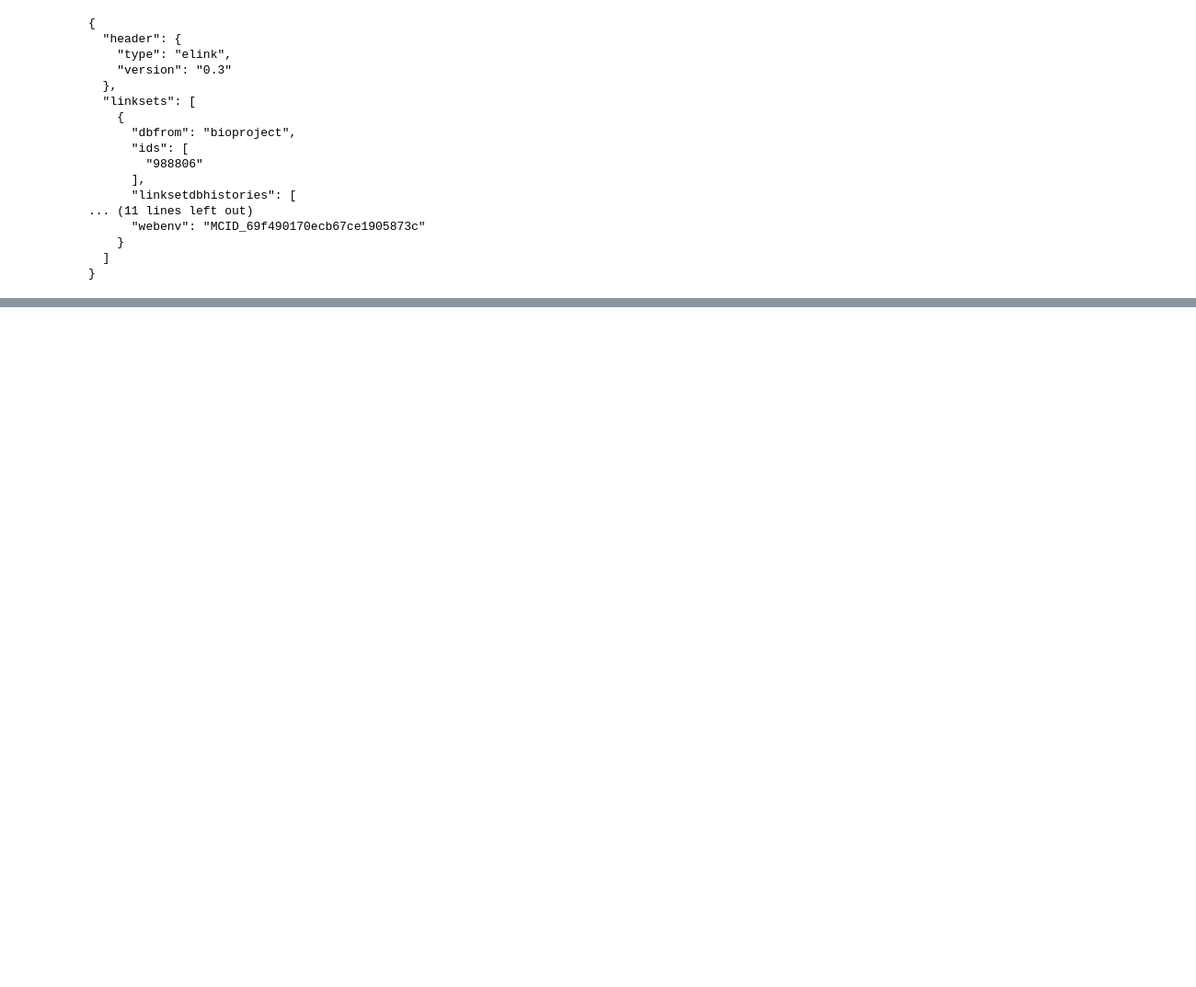
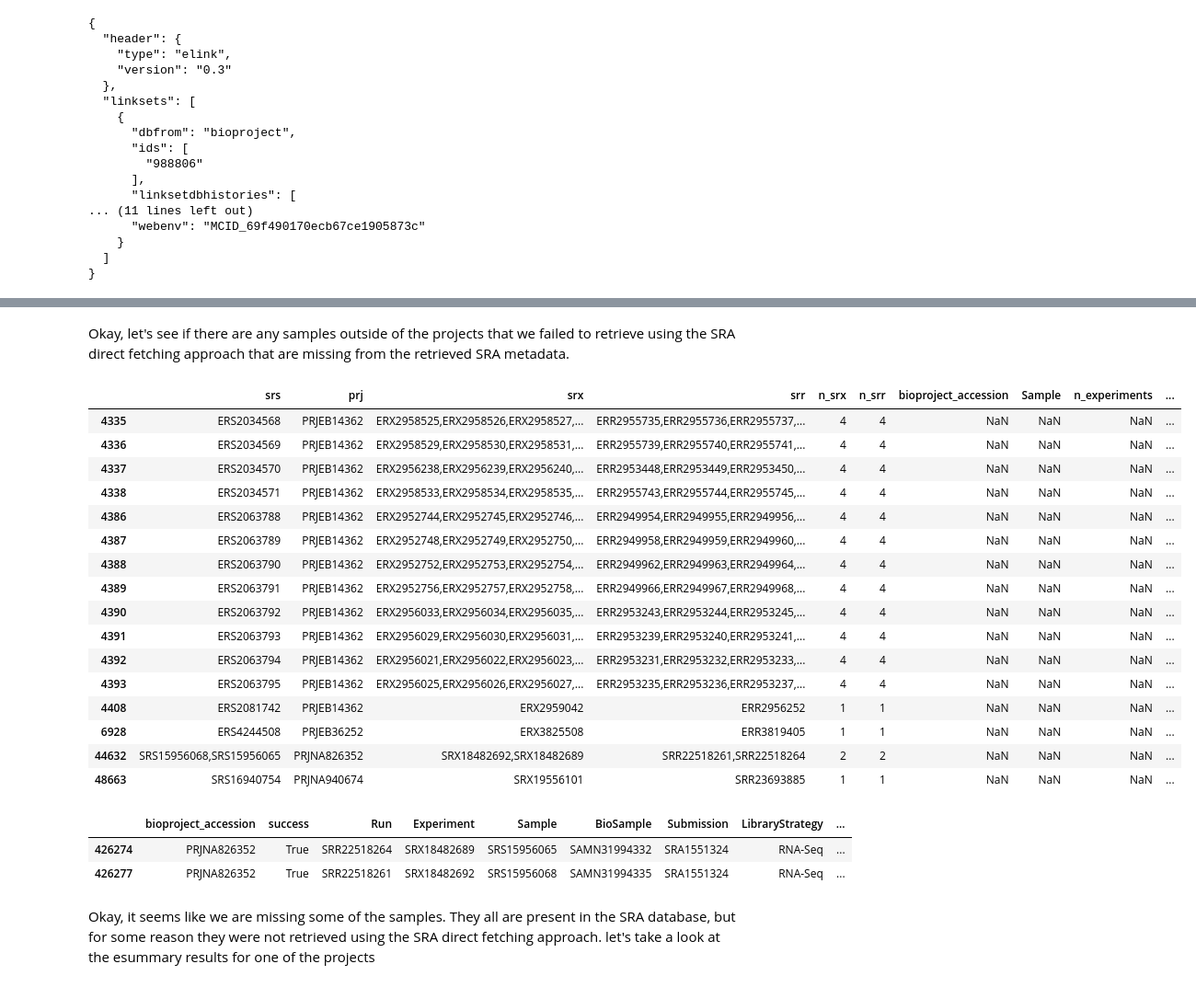
Before and after one commit to cellgeni/fetch-series, a Jupyter notebook: notebooks/bioproject.ipynb, the cells around one changed output, grey strips where cells are left out. Shown at 92% size. Saved outputs shown, nothing was run; the diff lists cells and outputs as text; code cells hidden in the pictures; blank space fills up the shorter version.

Commit message:
Added an analysis of direct SRA quering

```diff
--- a/notebooks/bioproject.ipynb
+++ b/notebooks/bioproject.ipynb
@@ -529,0 +644,3 @@ print(json.dumps(runs, indent=2))
+# %%
+sra_direct = pd.read_csv("data/query/results/bioproject2sra_direct_summary.csv")
+sra_direct.head()
@@ -529,0 +656,3 @@ print(json.dumps(runs, indent=2))
+# %%
+failed_sra_direct = sra_direct[sra_direct.success == False].copy()
+failed_sra_direct
@@ -529,0 +740,12 @@ print(json.dumps(runs, indent=2))
+# %%
+grouped_sra_direct = (
+    sra_direct.groupby(["bioproject_accession", "Sample"])
+    .agg(
+        n_experiments=("Experiment", pd.Series.nunique),
+        n_runs=("Run", pd.Series.nunique),
+        experiments=("Experiment", lambda x: ",".join(x.unique())),
+        runs=("Run", lambda x: ",".join(x.unique())),
+    )
+    .reset_index()
+)
+grouped_sra_direct.head()
@@ -529,0 +759,10 @@ print(json.dumps(runs, indent=2))
+# %%
+columns = ["srs", 'prj', "srx", "srr", "n_srx", "n_srr"]
+merged_direct_sra_samples = pd.merge(
+    samples10x[columns][samples10x.prj.notna()],
+    grouped_sra_direct,
+    left_on=['prj', 'srs'],
+    right_on=['bioproject_accession', 'Sample'],
+    how="left"
+)
+merged_direct_sra_samples.head()
@@ -529,0 +776,36 @@ print(json.dumps(runs, indent=2))
+# %% [markdown]
+Okay, let's see if there are any samples outside of the projects that we failed to retrieve using the SRA direct fetching approach that are missing from the retrieved SRA metadata.
+# %%
+failed_sra_direct_samples = merged_direct_sra_samples[
+    (merged_direct_sra_samples.isna().any(axis=1))
+    & (~merged_direct_sra_samples.prj.isin(
+        failed_sra_direct.bioproject_accession.tolist()
+    ))
+]
+failed_sra_direct_samples
+# %% [output]
+|  | srs | prj | srx | srr | n_srx | n_srr | bioproject_accession | Sample | n_experiments | ... |
+| 4335 | ERS2034568 | PRJEB14362 | ERX2958525,ERX2958526,ERX2958527,... | ERR2955735,ERR2955736,ERR2955737,... | 4 | 4 | NaN | NaN | NaN | ... |
+| 4336 | ERS2034569 | PRJEB14362 | ERX2958529,ERX2958530,ERX2958531,... | ERR2955739,ERR2955740,ERR2955741,... | 4 | 4 | NaN | NaN | NaN | ... |
+| 4337 | ERS2034570 | PRJEB14362 | ERX2956238,ERX2956239,ERX2956240,... | ERR2953448,ERR2953449,ERR2953450,... | 4 | 4 | NaN | NaN | NaN | ... |
+| 4338 | ERS2034571 | PRJEB14362 | ERX2958533,ERX2958534,ERX2958535,... | ERR2955743,ERR2955744,ERR2955745,... | 4 | 4 | NaN | NaN | NaN | ... |
+| 4386 | ERS2063788 | PRJEB14362 | ERX2952744,ERX2952745,ERX2952746,... | ERR2949954,ERR2949955,ERR2949956,... | 4 | 4 | NaN | NaN | NaN | ... |
+| 4387 | ERS2063789 | PRJEB14362 | ERX2952748,ERX2952749,ERX2952750,... | ERR2949958,ERR2949959,ERR2949960,... | 4 | 4 | NaN | NaN | NaN | ... |
+| 4388 | ERS2063790 | PRJEB14362 | ERX2952752,ERX2952753,ERX2952754,... | ERR2949962,ERR2949963,ERR2949964,... | 4 | 4 | NaN | NaN | NaN | ... |
+| 4389 | ERS2063791 | PRJEB14362 | ERX2952756,ERX2952757,ERX2952758,... | ERR2949966,ERR2949967,ERR2949968,... | 4 | 4 | NaN | NaN | NaN | ... |
+| 4390 | ERS2063792 | PRJEB14362 | ERX2956033,ERX2956034,ERX2956035,... | ERR2953243,ERR2953244,ERR2953245,... | 4 | 4 | NaN | NaN | NaN | ... |
+| 4391 | ERS2063793 | PRJEB14362 | ERX2956029,ERX2956030,ERX2956031,... | ERR2953239,ERR2953240,ERR2953241,... | 4 | 4 | NaN | NaN | NaN | ... |
+| 4392 | ERS2063794 | PRJEB14362 | ERX2956021,ERX2956022,ERX2956023,... | ERR2953231,ERR2953232,ERR2953233,... | 4 | 4 | NaN | NaN | NaN | ... |
+| 4393 | ERS2063795 | PRJEB14362 | ERX2956025,ERX2956026,ERX2956027,... | ERR2953235,ERR2953236,ERR2953237,... | 4 | 4 | NaN | NaN | NaN | ... |
+| 4408 | ERS2081742 | PRJEB14362 | ERX2959042 | ERR2956252 | 1 | 1 | NaN | NaN | NaN | ... |
+| 6928 | ERS4244508 | PRJEB36252 | ERX3825508 | ERR3819405 | 1 | 1 | NaN | NaN | NaN | ... |
+| 44632 | SRS15956068,SRS15956065 | PRJNA826352 | SRX18482692,SRX18482689 | SRR22518261,SRR22518264 | 2 | 2 | NaN | NaN | NaN | ... |
+| 48663 | SRS16940754 | PRJNA940674 | SRX19556101 | SRR23693885 | 1 | 1 | NaN | NaN | NaN | ... |
+# %%
+sra_direct[sra_direct.Sample.isin(["SRS15956068", "SRS15956065"])]
+# %% [output]
+|  | bioproject_accession | success | Run | Experiment | Sample | BioSample | Submission | LibraryStrategy | ... |
+| 426274 | PRJNA826352 | True | SRR22518264 | SRX18482689 | SRS15956065 | SAMN31994332 | SRA1551324 | RNA-Seq | ... |
+| 426277 | PRJNA826352 | True | SRR22518261 | SRX18482692 | SRS15956068 | SAMN31994335 | SRA1551324 | RNA-Seq | ... |
+# %% [markdown]
+Okay, it seems like we are missing some of the samples. They all are present in the SRA database, but for some reason they were not retrieved using the SRA direct fetching approach. let's take a look at the esummary results for one of the projects
```
Also changed, not shown: parts of 63 cells of this notebook.
